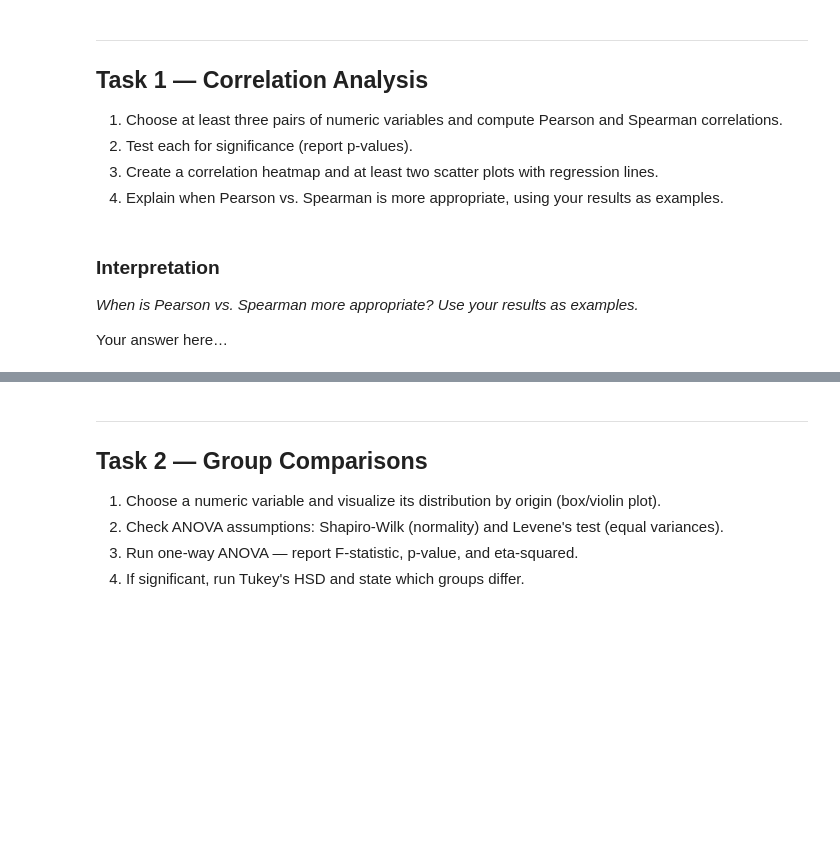
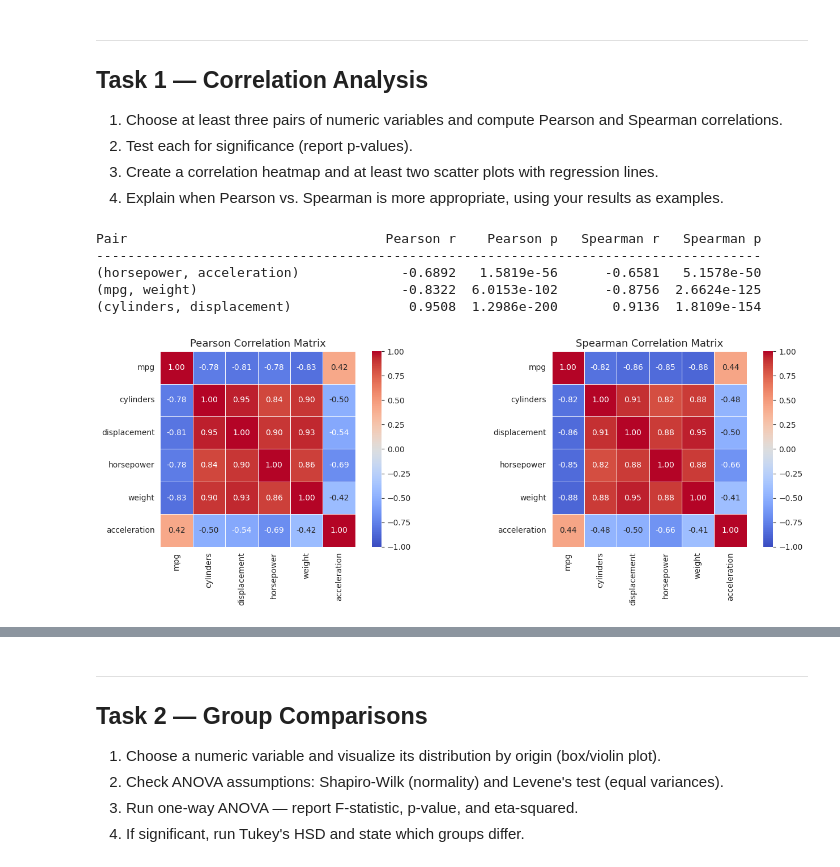
Before and after one commit to Data-AI-IDDA/m3-13-assessment, a Jupyter notebook: m3-13-assessment.ipynb, the cells around one changed output, grey strips where cells are left out. Drawn from its saved outputs; the diff is of its cells as text; code cells hidden in the pictures; blank space fills up the shorter version.

```diff
--- a/m3-13-assessment.ipynb
+++ b/m3-13-assessment.ipynb
@@ -40,6 +53,39 @@ mpg.describe()
-# %% [markdown]
-### Interpretation
-
-*When is Pearson vs. Spearman more appropriate? Use your results as examples.*
-
-Your answer here…
+# %%
+# Correlation coefficients and p-values
+pairs = [
+    ("horsepower", "acceleration"),
+    ("mpg",        "weight"),
+    ("cylinders",  "displacement"),
+]
+
+print(f"{'Pair':<35} {'Pearson r':>10} {'Pearson p':>12} {'Spearman r':>12} {'Spearman p':>12}")
+print("-" * 85)
+for x_col, y_col in pairs:
+    x, y = mpg[x_col], mpg[y_col]
+    pr, pp = stats.pearsonr(x, y)
+    sr, sp = stats.spearmanr(x, y)
+    label = f"({x_col}, {y_col})"
+    print(f"{label:<35} {pr:>10.4f} {pp:>12.4e} {sr:>12.4f} {sp:>12.4e}")
+# %% [output]
+Pair                                 Pearson r    Pearson p   Spearman r   Spearman p
+-------------------------------------------------------------------------------------
+(horsepower, acceleration)             -0.6892   1.5819e-56      -0.6581   5.1578e-50
+(mpg, weight)                          -0.8322  6.0153e-102      -0.8756  2.6624e-125
+(cylinders, displacement)               0.9508  1.2986e-200       0.9136  1.8109e-154
+# %%
+# Correlation heatmap
+numeric_vars = ["mpg", "cylinders", "displacement", "horsepower", "weight", "acceleration"]
+fig, axes = plt.subplots(1, 2, figsize=(14, 5))
+
+for ax, method in zip(axes, ["pearson", "spearman"]):
+    cm = mpg[numeric_vars].corr(method=method)
+    sns.heatmap(
+        cm, annot=True, fmt=".2f", cmap="coolwarm",
+        vmin=-1, vmax=1, square=True, linewidths=0.5, ax=ax
+    )
+    ax.set_title(f"{method.capitalize()} Correlation Matrix", fontsize=13)
+
+plt.tight_layout()
+plt.show()
+# %% [output]
+[figure, added]
```
Also changed, not shown: parts of 31 cells of this notebook.
